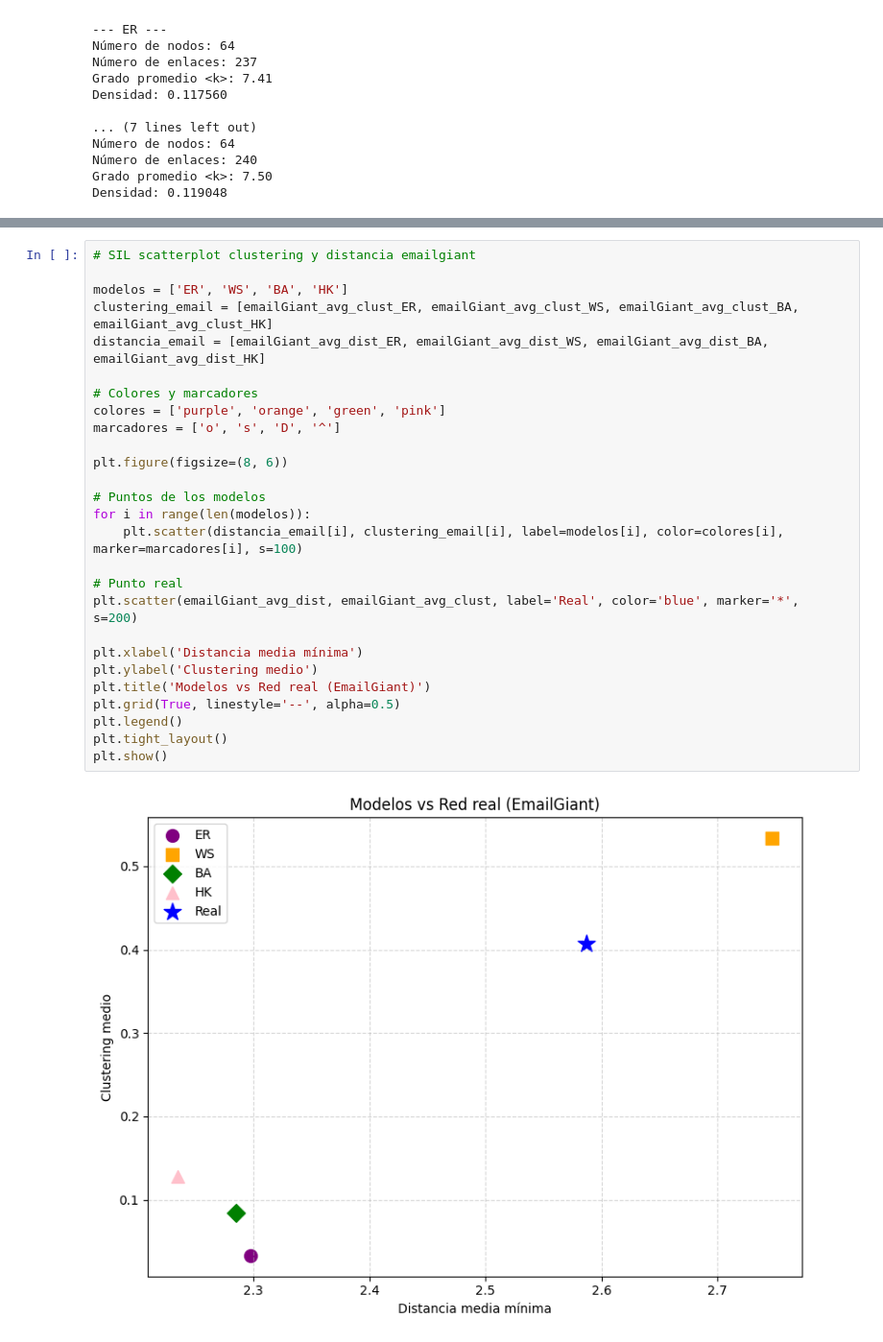
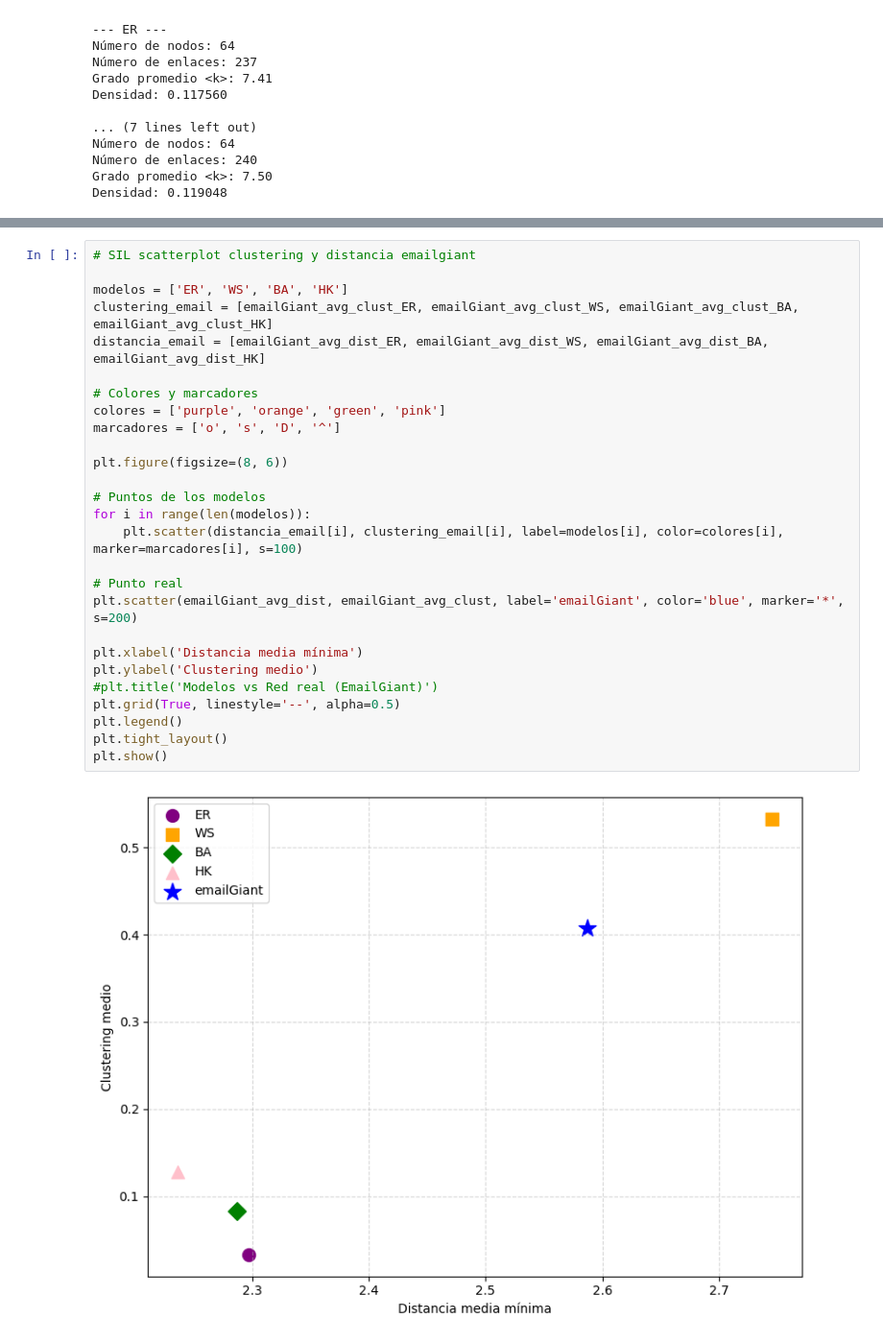
Before and after one commit to Grupo-12-DMCyT/Comparative-Analysis-in-Two-Human-Networks, a Jupyter notebook: DMCyT_sil_tutorial_Datasets_TP1_2025.ipynb, the cells around one changed output, grey strips where cells are left out. Shown at 96% size. Drawn from its saved outputs; the diff is of its cells as text.

```diff
--- a/DMCyT_sil_tutorial_Datasets_TP1_2025.ipynb
+++ b/DMCyT_sil_tutorial_Datasets_TP1_2025.ipynb
@@ -926,32 +961,32 @@ HK  (media ± std):          2.2349 ± 0.0066
 # %%
 # SIL scatterplot clustering y distancia emailgiant
 
 modelos = ['ER', 'WS', 'BA', 'HK']
 clustering_email = [emailGiant_avg_clust_ER, emailGiant_avg_clust_WS, emailGiant_avg_clust_BA, emailGiant_avg_clust_HK]
 distancia_email = [emailGiant_avg_dist_ER, emailGiant_avg_dist_WS, emailGiant_avg_dist_BA, emailGiant_avg_dist_HK]
 
 # Colores y marcadores
 colores = ['purple', 'orange', 'green', 'pink']
 marcadores = ['o', 's', 'D', '^']
 
 plt.figure(figsize=(8, 6))
 
 # Puntos de los modelos
 for i in range(len(modelos)):
     plt.scatter(distancia_email[i], clustering_email[i], label=modelos[i], color=colores[i], marker=marcadores[i], s=100)
 
 # Punto real
-plt.scatter(emailGiant_avg_dist, emailGiant_avg_clust, label='Real', color='blue', marker='*', s=200)
+plt.scatter(emailGiant_avg_dist, emailGiant_avg_clust, label='emailGiant', color='blue', marker='*', s=200)
 
 plt.xlabel('Distancia media mínima')
 plt.ylabel('Clustering medio')
-plt.title('Modelos vs Red real (EmailGiant)')
+#plt.title('Modelos vs Red real (EmailGiant)')
 plt.grid(True, linestyle='--', alpha=0.5)
 plt.legend()
 plt.tight_layout()
 plt.show()
 # %% [output]
-[figure, old version]
+[figure, new version]
 # %%
 #SIL 4.b clustering y distancias TerroristUnweighted comparada con prototipos ER, WS, BA
 
```
Also changed, not shown: parts of 10 cells of this notebook.
